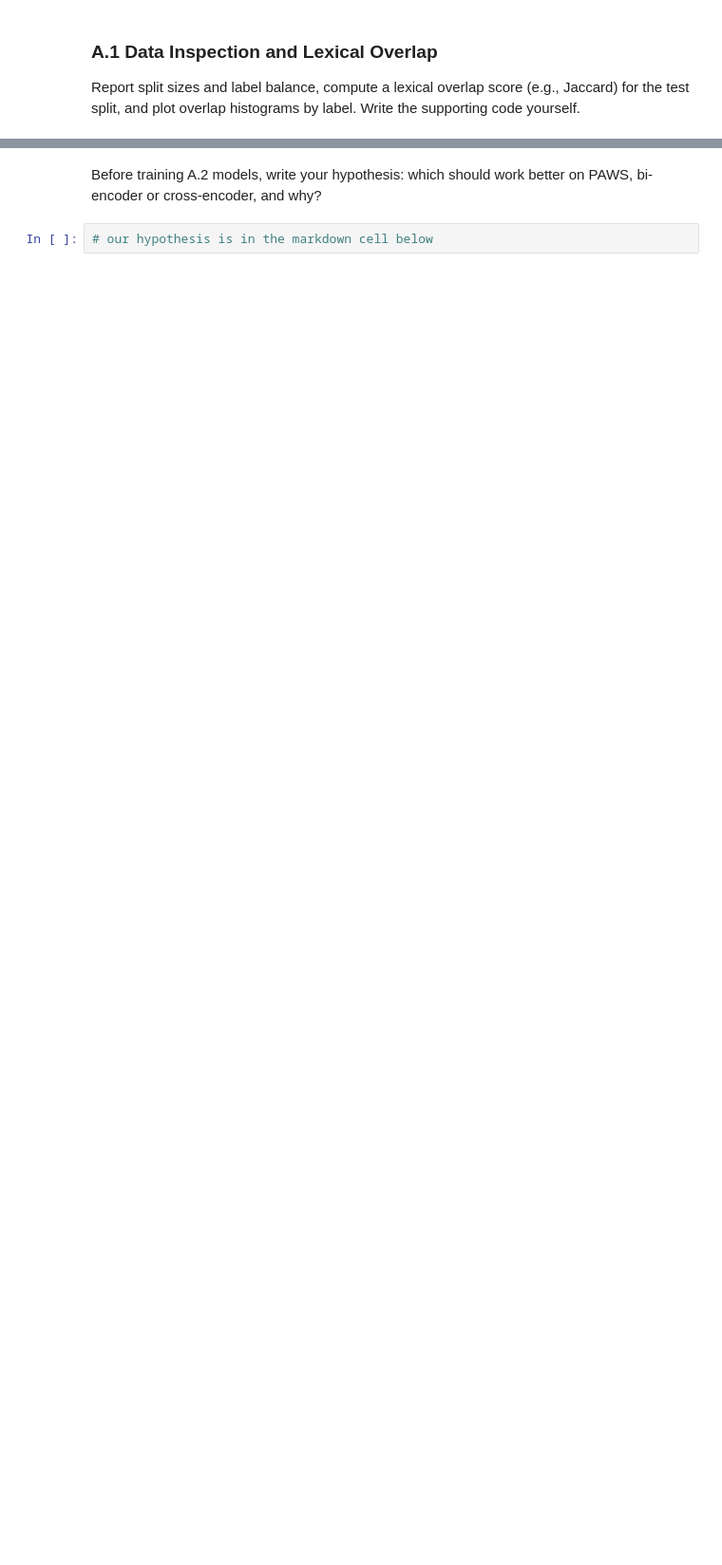
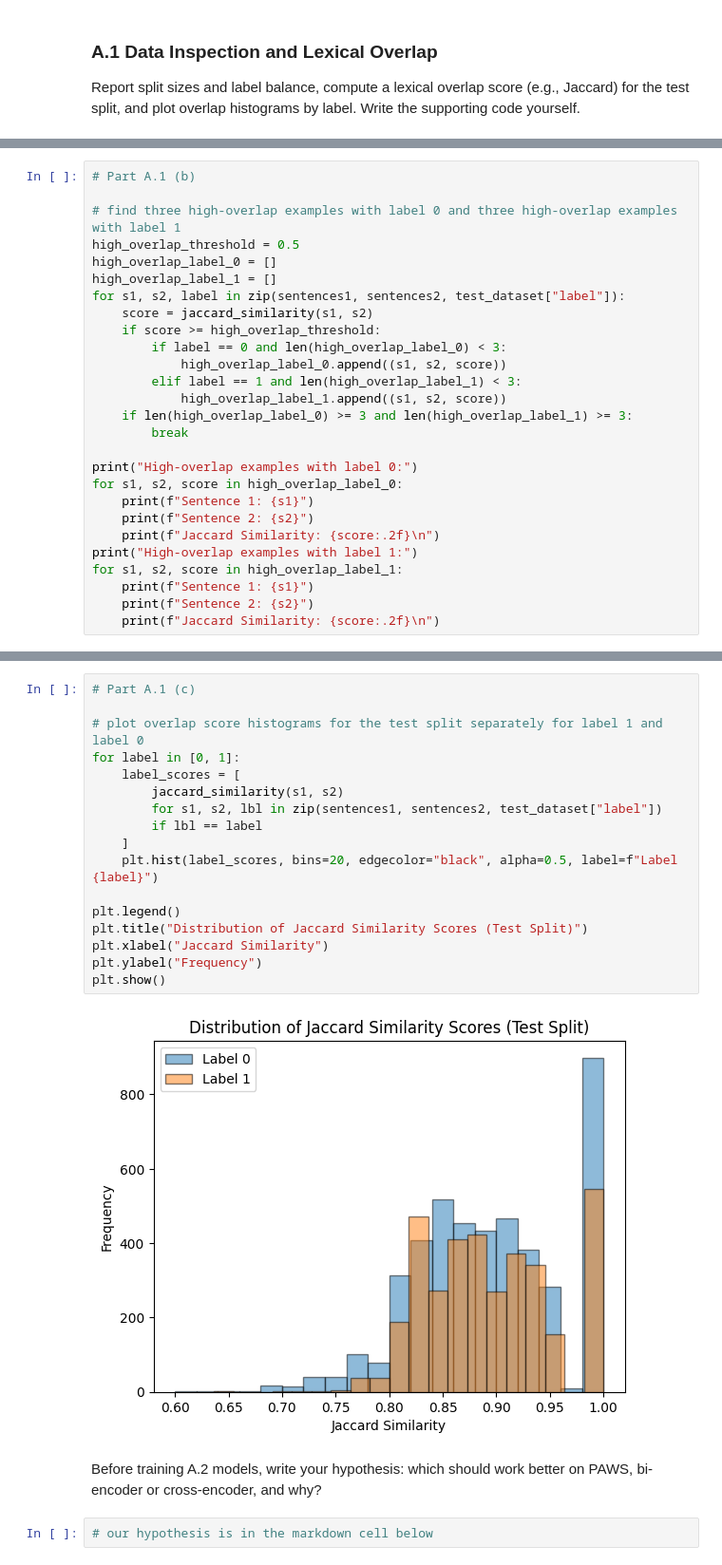
Before and after one commit to sonirohan/intro-ml, a Jupyter notebook: final_project/project_hints.ipynb, the cells around one changed output, grey strips where cells are left out. Shown at 95% size. Drawn from its saved outputs; the diff is of its cells as text; blank space fills up the shorter version.

Commit message:
finished part A.1 of final project

```diff
--- a/final_project/project_hints.ipynb
+++ b/final_project/project_hints.ipynb
@@ -127,0 +108,27 @@ Average Jaccard similarity for test split: 0.89
+# %%
+# Part A.1 (b)
+
+# find three high-overlap examples with label 0 and three high-overlap examples with label 1
+high_overlap_threshold = 0.5
+high_overlap_label_0 = []
+high_overlap_label_1 = []
+for s1, s2, label in zip(sentences1, sentences2, test_dataset["label"]):
+    score = jaccard_similarity(s1, s2)
+    if score >= high_overlap_threshold:
+        if label == 0 and len(high_overlap_label_0) < 3:
+            high_overlap_label_0.append((s1, s2, score))
+        elif label == 1 and len(high_overlap_label_1) < 3:
+            high_overlap_label_1.append((s1, s2, score))
+    if len(high_overlap_label_0) >= 3 and len(high_overlap_label_1) >= 3:
+        break
+
+print("High-overlap examples with label 0:")
+for s1, s2, score in high_overlap_label_0:
+    print(f"Sentence 1: {s1}")
+    print(f"Sentence 2: {s2}")
+    print(f"Jaccard Similarity: {score:.2f}\n")
+print("High-overlap examples with label 1:")
+for s1, s2, score in high_overlap_label_1:
+    print(f"Sentence 1: {s1}")
+    print(f"Sentence 2: {s2}")
+    print(f"Jaccard Similarity: {score:.2f}\n")
@@ -128,3 +160,22 @@ Average Jaccard similarity for test split: 0.89
+# %%
+# Part A.1 (c)
+
+# plot overlap score histograms for the test split separately for label 1 and label 0
+for label in [0, 1]:
+    label_scores = [
+        jaccard_similarity(s1, s2)
+        for s1, s2, lbl in zip(sentences1, sentences2, test_dataset["label"])
+        if lbl == label
+    ]
+    plt.hist(label_scores, bins=20, edgecolor="black", alpha=0.5, label=f"Label {label}")
+
+plt.legend()
+plt.title("Distribution of Jaccard Similarity Scores (Test Split)")
+plt.xlabel("Jaccard Similarity")
+plt.ylabel("Frequency")
+plt.show()
+# %% [output]
+[figure, added]
 # %% [markdown]
 Before training A.2 models, write your hypothesis: which should work better on PAWS, bi-encoder or cross-encoder, and why?
 # %%
```
Also changed, not shown: parts of 5 cells of this notebook.
